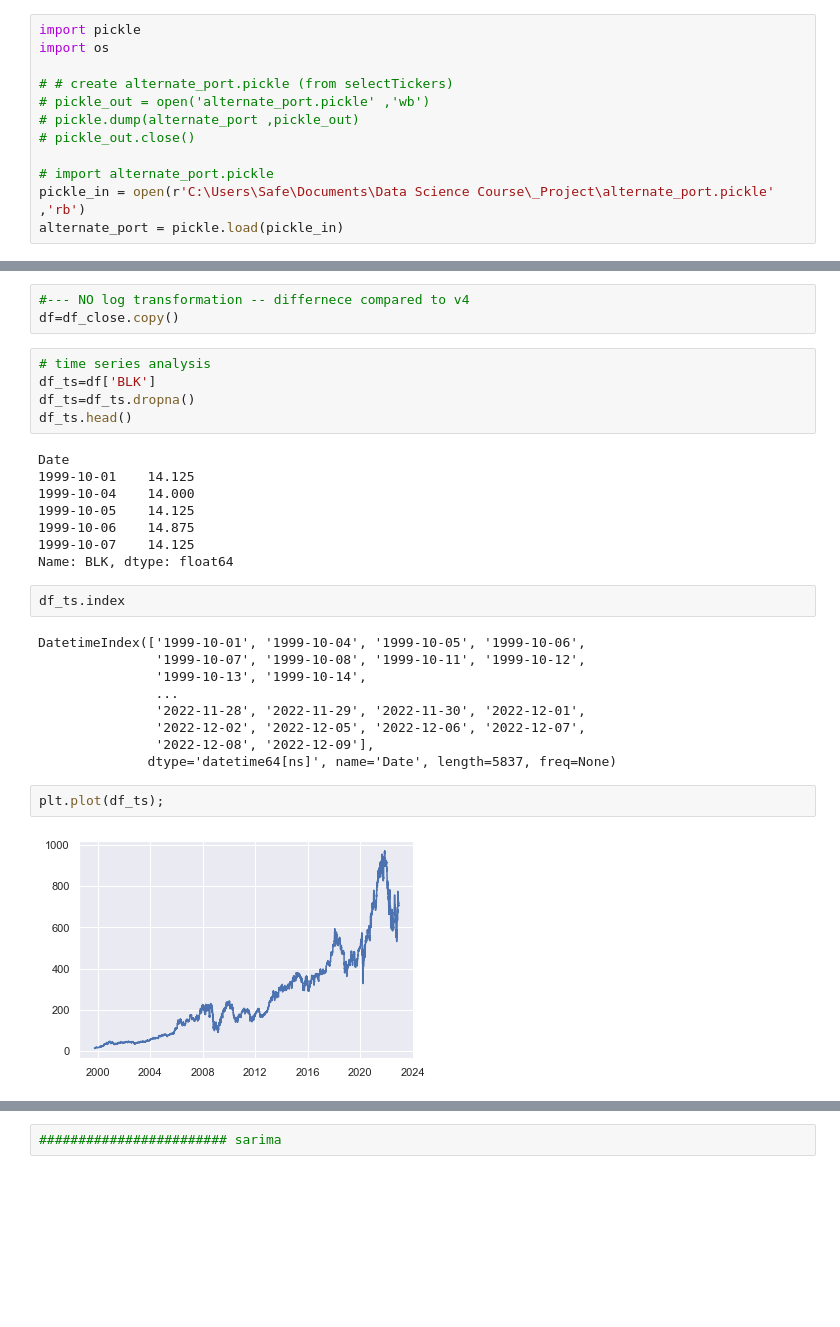
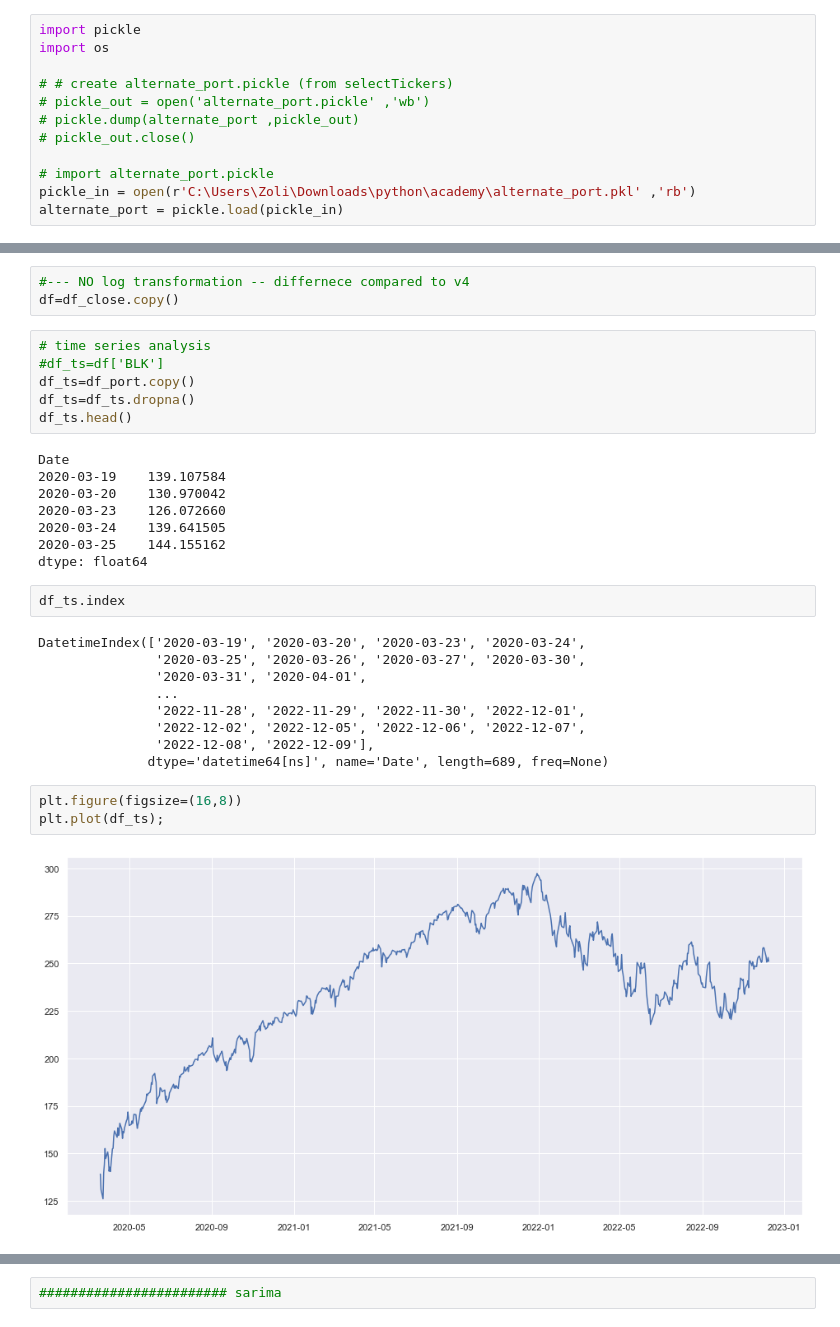
Before and after one commit to RohitRanjan1812/OPA_repo, a Jupyter notebook: 002_timeseries_prediction.ipynb, the cells around one changed output, grey strips where cells are left out. Cells and saved outputs as stored; diff of their text form; blank space fills up the shorter version.

Commit message:
time series using alternate port
insted of BLK

```diff
--- a/002_timeseries_prediction.ipynb
+++ b/002_timeseries_prediction.ipynb
@@ -60,7 +60,7 @@ import os
 # pickle_out.close()
 
 # import alternate_port.pickle
-pickle_in = open(r'C:\Users\Safe\Documents\Data Science Course\_Project\alternate_port.pickle' ,'rb')
+pickle_in = open(r'C:\Users\Zoli\Downloads\python\academy\alternate_port.pkl' ,'rb')
 alternate_port = pickle.load(pickle_in)
 # %%
 i = 5
@@ -94,32 +117,34 @@ df_port
 df=df_close.copy()
 # %%
 # time series analysis
-df_ts=df['BLK']
+#df_ts=df['BLK']
+df_ts=df_port.copy()
 df_ts=df_ts.dropna()
 df_ts.head()
 # %% [output]
 Date
-1999-10-01    14.125
-1999-10-04    14.000
-1999-10-05    14.125
-1999-10-06    14.875
-1999-10-07    14.125
-Name: BLK, dtype: float64
+2020-03-19    139.107584
+2020-03-20    130.970042
+2020-03-23    126.072660
+2020-03-24    139.641505
+2020-03-25    144.155162
+dtype: float64
 # %%
 df_ts.index
 # %% [output]
-DatetimeIndex(['1999-10-01', '1999-10-04', '1999-10-05', '1999-10-06',
-               '1999-10-07', '1999-10-08', '1999-10-11', '1999-10-12',
-               '1999-10-13', '1999-10-14',
+DatetimeIndex(['2020-03-19', '2020-03-20', '2020-03-23', '2020-03-24',
+               '2020-03-25', '2020-03-26', '2020-03-27', '2020-03-30',
+               '2020-03-31', '2020-04-01',
                ...
                '2022-11-28', '2022-11-29', '2022-11-30', '2022-12-01',
                '2022-12-02', '2022-12-05', '2022-12-06', '2022-12-07',
                '2022-12-08', '2022-12-09'],
-              dtype='datetime64[ns]', name='Date', length=5837, freq=None)
+              dtype='datetime64[ns]', name='Date', length=689, freq=None)
 # %%
+plt.figure(figsize=(16,8))
 plt.plot(df_ts);
 # %% [output]
-[figure, old version]
+[figure, new version]
 # %%
 # based on monthly data
 
```
Also changed, not shown: parts of 32 cells of this notebook.
